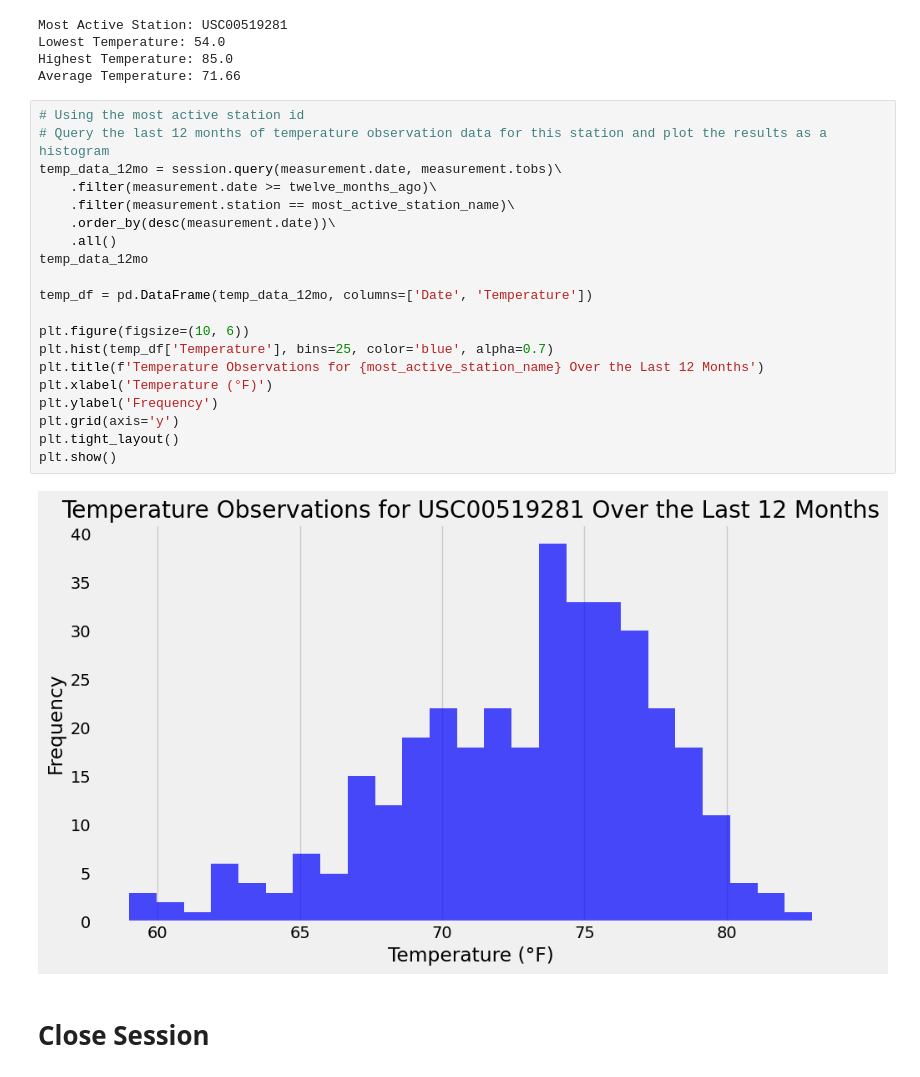
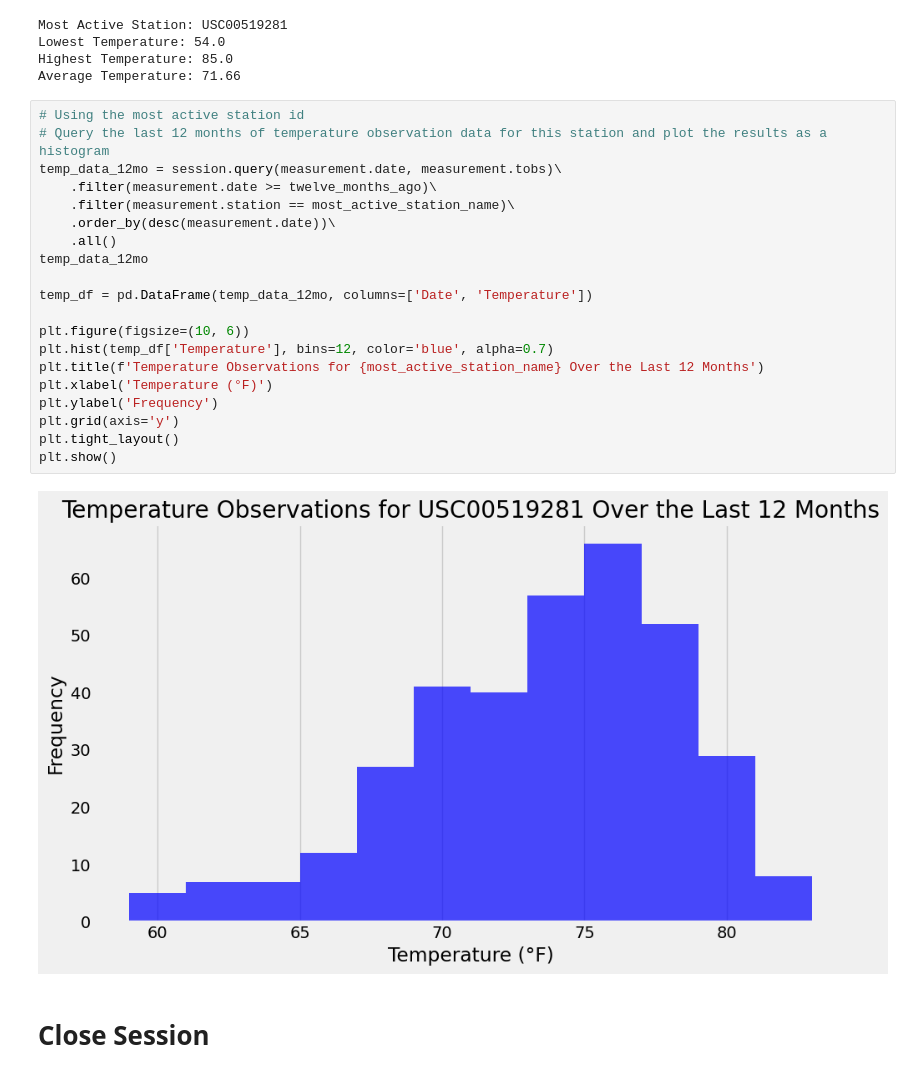
Before and after one commit to DanOMearaWD/sqlalchemy-challenge, a Jupyter notebook: SurfsUp/climate_starter.ipynb, the cells around one changed output. Cells and saved outputs as stored; diff of their text form.

```diff
--- a/SurfsUp/climate_starter.ipynb
+++ b/SurfsUp/climate_starter.ipynb
@@ -161,25 +161,25 @@ Average Temperature: 71.66
 # %%
 # Using the most active station id
 # Query the last 12 months of temperature observation data for this station and plot the results as a histogram
 temp_data_12mo = session.query(measurement.date, measurement.tobs)\
     .filter(measurement.date >= twelve_months_ago)\
     .filter(measurement.station == most_active_station_name)\
     .order_by(desc(measurement.date))\
     .all()
 temp_data_12mo
 
 temp_df = pd.DataFrame(temp_data_12mo, columns=['Date', 'Temperature'])
 
 plt.figure(figsize=(10, 6))
-plt.hist(temp_df['Temperature'], bins=25, color='blue', alpha=0.7)
+plt.hist(temp_df['Temperature'], bins=12, color='blue', alpha=0.7)
 plt.title(f'Temperature Observations for {most_active_station_name} Over the Last 12 Months')
 plt.xlabel('Temperature (°F)')
 plt.ylabel('Frequency')
 plt.grid(axis='y')
 plt.tight_layout()
 plt.show()
 # %% [output]
-[figure, old version]
+[figure, new version]
 # %% [markdown]
 # Close Session
 # %%
```
